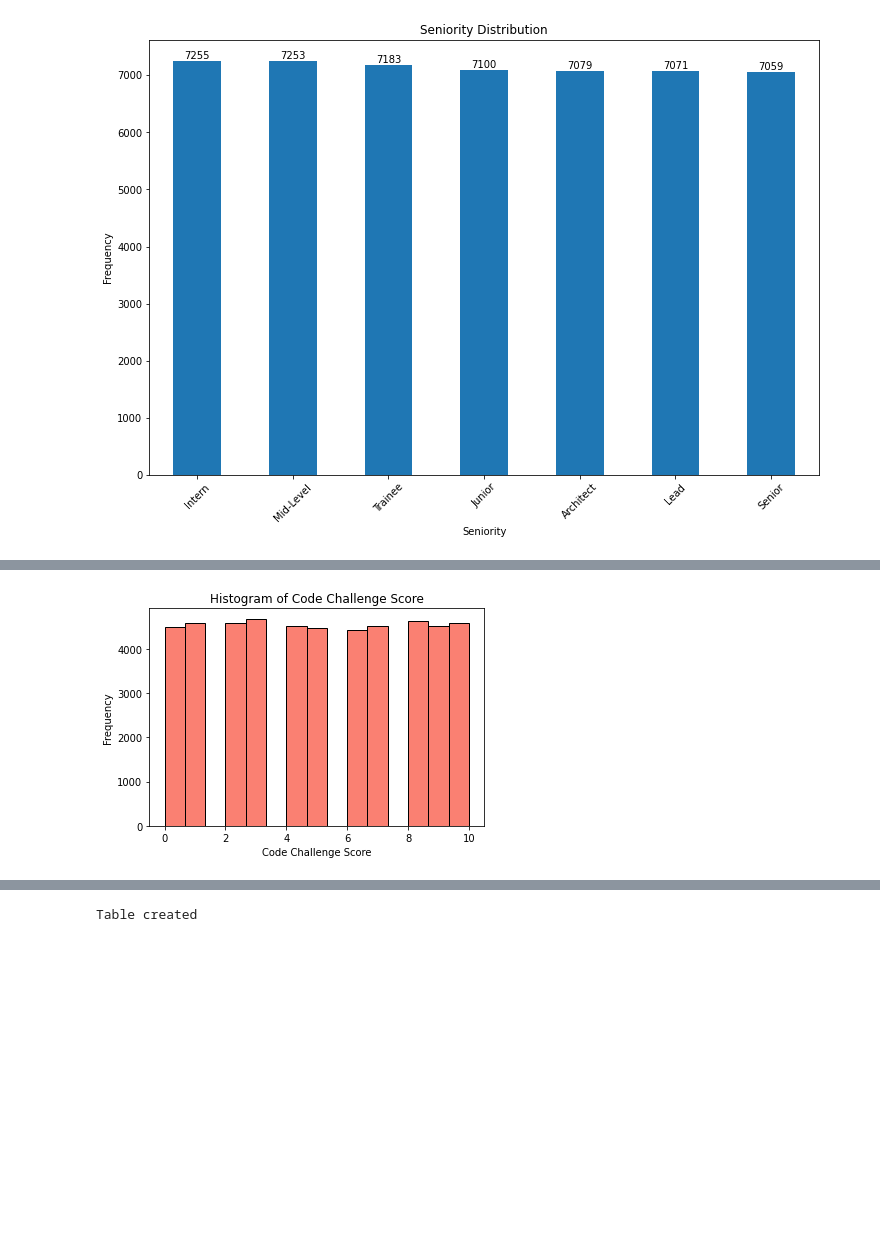
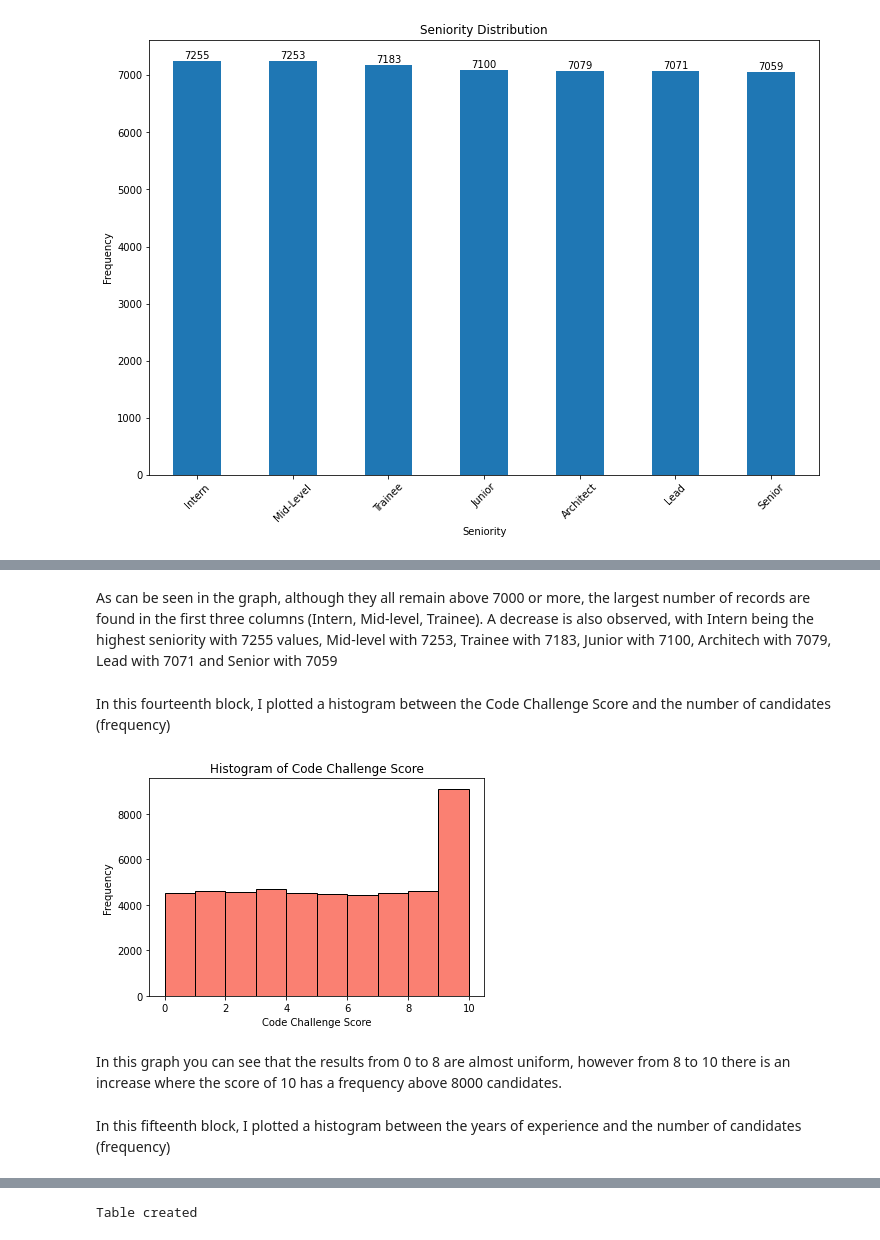
Before and after one commit to EmmanuelQuintero/WorkShop1, a Jupyter notebook: workshop.ipynb, the cells around one changed output, grey strips where cells are left out. Cells and saved outputs as stored; diff of their text form; code cells hidden in the pictures; blank space fills up the shorter version.

```diff
--- a/workshop.ipynb
+++ b/workshop.ipynb
@@ -207,9 +226,17 @@ plt.show()
+# %% [markdown]
+As can be seen in the graph, although they all remain above 7000 or more, the largest number of records are found in the first three columns (Intern, Mid-level, Trainee). A decrease is also observed, with Intern being the highest seniority with 7255 values, Mid-level with 7253, Trainee with 7183, Junior with 7100, Architech with 7079, Lead with 7071 and Senior with 7059
+# %% [markdown]
+In this fourteenth block, I plotted a histogram between the Code Challenge Score and the number of candidates (frequency)
 # %%
-plt.hist(candidatesTable['CodeChallengeScore'], bins=15, color='salmon', edgecolor='black')
+plt.hist(candidatesTable['CodeChallengeScore'], color='salmon', edgecolor='black')
 plt.xlabel('Code Challenge Score')
 plt.ylabel('Frequency')
 plt.title('Histogram of Code Challenge Score')
 plt.show()
 # %% [output]
-[figure, old version]
+[figure, new version]
+# %% [markdown]
+In this graph you can see that the results from 0 to 8 are almost uniform, however from 8 to 10 there is an increase where the score of 10 has a frequency above 8000 candidates.
+# %% [markdown]
+In this fifteenth block, I plotted a histogram between the years of experience and the number of candidates (frequency)
 # %%
```
Also changed, not shown: parts of 46 cells of this notebook.
